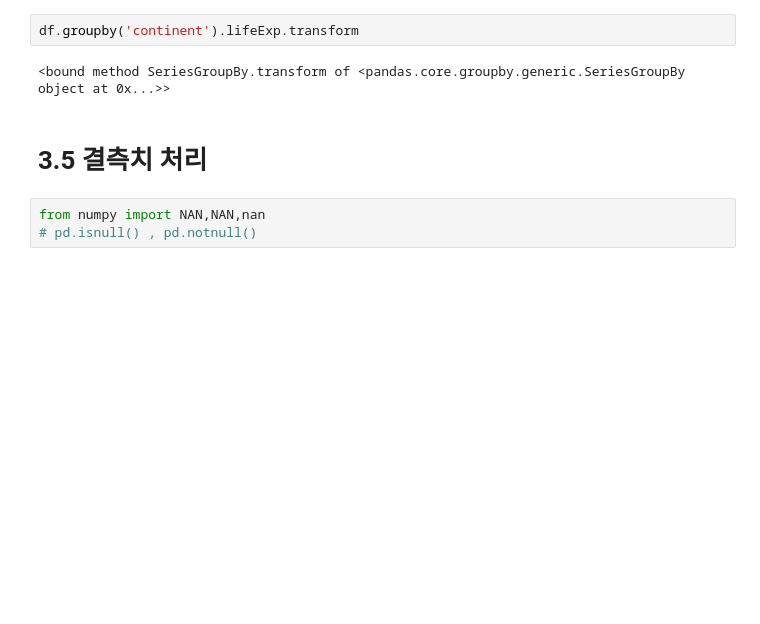
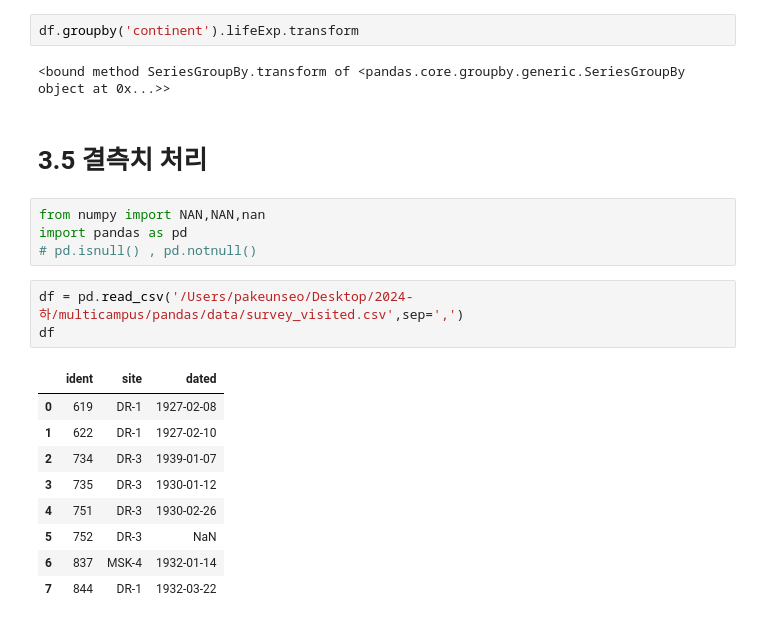
Before and after one commit to EunSeo35/Multicampus_TIL, a Jupyter notebook: 22_pandas.ipynb, the cells around one changed output. Cells and saved outputs as stored; diff of their text form; blank space fills up the shorter version.

```diff
--- a/22_pandas.ipynb
+++ b/22_pandas.ipynb
@@ -1524,4 +1524,18 @@ df.groupby('continent').lifeExp.transform
 # 3.5 결측치 처리
 # %%
 from numpy import NAN,NAN,nan
+import pandas as pd
 # pd.isnull() , pd.notnull()
+# %%
+df = pd.read_csv('/Users/pakeunseo/Desktop/2024-하/multicampus/pandas/data/survey_visited.csv',sep=',')
+df
+# %% [output]
+|  | ident | site | dated |
+| 0 | 619 | DR-1 | 1927-02-08 |
+| 1 | 622 | DR-1 | 1927-02-10 |
+| 2 | 734 | DR-3 | 1939-01-07 |
+| 3 | 735 | DR-3 | 1930-01-12 |
+| 4 | 751 | DR-3 | 1930-02-26 |
+| 5 | 752 | DR-3 | NaN |
+| 6 | 837 | MSK-4 | 1932-01-14 |
+| 7 | 844 | DR-1 | 1932-03-22 |
```
Also changed, not shown: parts of 15 cells of this notebook.
